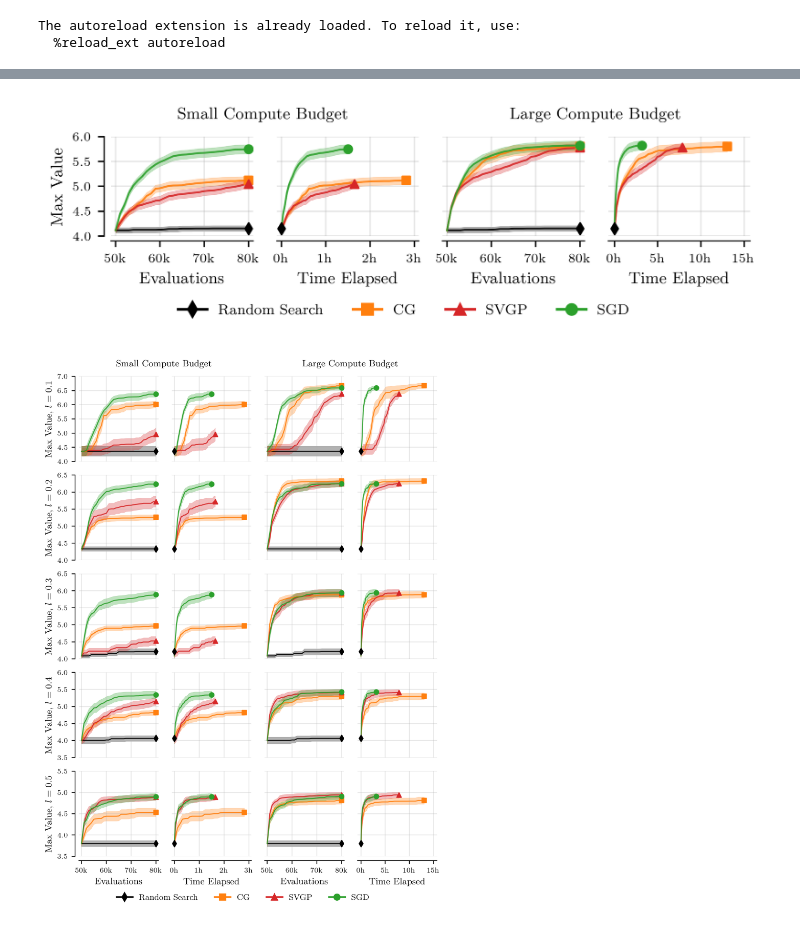
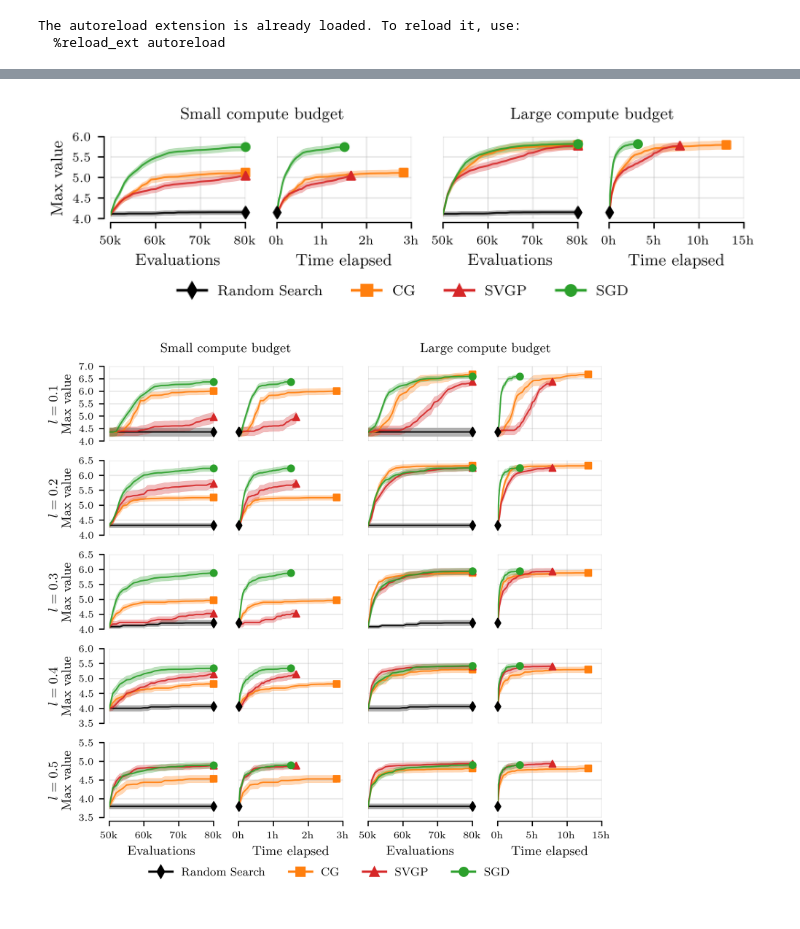
Before and after one commit to cambridge-mlg/sgd-gp, a Jupyter notebook: scalable_gps/notebooks/thompson_plots.ipynb, the cells around one changed output, grey strips where cells are left out. Cells and saved outputs as stored; diff of their text form; code cells hidden in the pictures.

Commit message:
plotting code

```diff
--- a/scalable_gps/notebooks/thompson_plots.ipynb
+++ b/scalable_gps/notebooks/thompson_plots.ipynb
@@ -184,9 +184,9 @@ alpha_fill = 0.3
 # aggregate over seeds AND length_scales
 steps = range(n_thompson_steps + 1)
 
-fig = plt.figure(dpi=400, figsize=[text_width, text_width/4])
+fig = plt.figure(dpi=400, figsize=[text_width, 0.14 * text_height])
 
-steps_xlim = [-1, 31]
+steps_xlim = [0, 30]
 steps_xticks = [0, 10, 20, 30]
 steps_xticklabels = ["50k", "60k", "70k", "80k"]
 steps_xlabel = "Evaluations"
@@ -197,7 +197,7 @@ ax1.set_xlim(*steps_xlim)
 ax1.set_xticks(steps_xticks)
 ax1.set_xticklabels(steps_xticklabels)
 ax1.set_xlabel(steps_xlabel)
-ax1.set_ylabel("Max Value")
+ax1.set_ylabel("Max value")
 
 # large, steps
 ax2 = fig.add_subplot(1, 4, 3)
@@ -208,21 +208,22 @@ ax2.set_xlabel(steps_xlabel)
 
 # small, time
 ax3 = fig.add_subplot(1, 4, 2)
-ax3.set_xlim([-0.1, 3.1])
+ax3.set_xlim([0, 3])
 ax3.set_xticks([0, 1, 2, 3])
 ax3.set_xticklabels(["0h", "1h", "2h", "3h"])
-ax3.set_xlabel("Time Elapsed")
+ax3.set_xlabel("Time elapsed")
 
 # large, time
 ax4 = fig.add_subplot(1, 4, 4)
-ax4.set_xlim([-0.7, 15.7])
+ax4.set_xlim([0, 15])
 ax4.set_xticks([0, 5, 10, 15])
 ax4.set_xticklabels(["0h", "5h", "10h", "15h"])
-ax4.set_xlabel("Time Elapsed")
+ax4.set_xlabel("Time elapsed")
 
 axes = [ax1, ax2, ax3, ax4]
 for ax in axes:
     ax.grid(alpha=0.3)
+    # ax.semilogy()
     ax.set_ylim(4.0, 6.0)
     ax.set_yticks([4.0, 4.5, 5.0, 5.5, 6.0])
 
@@ -235,45 +236,45 @@ for ax in axes:
         remove_yticks(ax)
 
 def _plot(sweep, ax_steps, ax_time, steps, time, mean, err):
     c = get_color(sweep)
     ls = get_linestyle(sweep)
     m = get_marker(sweep)
     errorfill(ax_steps, steps, mean, err, color=c, linestyle=ls, alpha_fill=alpha_fill, alpha_line=alpha_line)
     errorfill(ax_time, time, mean, err, color=c, linestyle=ls, alpha_fill=alpha_fill, alpha_line=alpha_line)
-    # ax_time.axvline(time[-1], color=get_color(sweep), linestyle=axv_linestyle, linewidth=axv_linewidth)
-    # ax_time.axhline(mean[-1], color=get_color(sweep), linestyle=axv_linestyle, linewidth=axv_linewidth)
-    ax_steps.scatter(steps[-1], mean[-1], marker=m, c=c, s=markersize, zorder=3, alpha=alpha_marker)
-    ax_time.scatter(time[-1], mean[-1], marker=m, c=c, s=markersize, zorder=3, alpha=alpha_marker)
+    ax_steps.scatter(steps[-1], mean[-1], marker=m, c=c, s=markersize, zorder=3, alpha=alpha_marker, clip_on=False)
+    ax_time.scatter(time[-1], mean[-1], marker=m, c=c, s=markersize, zorder=3, alpha=alpha_marker, clip_on=False)
 
 for sweep in sweeps:
     mean = np.mean(results[sweep]['max_fn_value'], axis=(0, 1))
     err = np.std(results[sweep]['max_fn_value'], axis=(0, 1)) / np.sqrt(n_seeds  * n_length_scales)
 
     time = np.mean(results[sweep]['thompson_time'], axis=(0, 1)) / 60 / 60
     # time_std = np.std(results[sweep]['thompson_time'], axis=(0, 1))
     # print(time_std)
 
     if 'small' in sweep or sweep == 'random-search':
         _plot(sweep, ax1, ax3, steps, time, mean, err)
     if 'large' in sweep or sweep == 'random-search':
         _plot(sweep, ax2, ax4, steps, time, mean, err)
 
 legend_handles = []
 for method in ['random-search', 'cg', 'vi', 'sgd']:
     legend_handles.append(Line2D([], [], color=get_color(method), marker=get_marker(method), label=get_label(method)))
 fig.legend(handles=legend_handles, ncols=4, loc='center', bbox_to_anchor=(0.5, -0.05), fontsize=8, frameon=False)
 
-fig.text(0.19, 1.0, "Small Compute Budget")
-fig.text(0.645, 1.0, "Large Compute Budget")
+fig.text(0.195, 1.0, "Small compute budget")
+fig.text(0.647, 1.0, "Large compute budget")
 
 fig.tight_layout(pad=0.8)
+fig.savefig("../../figures/thompson.png", bbox_inches='tight', pad_inches=0.01)
+fig.savefig("../../figures/thompson.pdf", bbox_inches='tight', pad_inches=0.01)
 # %% [output]
-[figure, old version]
+[figure, new version]
 # %%
 # aggregate over seeds but NOT length_scales
 steps = range(n_thompson_steps + 1)
 
-fig = plt.figure(dpi=400, figsize=[text_width, 0.8 * text_height])
+fig = plt.figure(dpi=400, figsize=[text_width, 0.55 * text_height])
 
 length_scales = [0.1, 0.2, 0.3, 0.4, 0.5]
 rows = len(length_scales)
@@ -286,7 +287,7 @@ for i, length_scale in enumerate(length_scales):
     ax1.set_xticks(steps_xticks)
     ax1.set_xticklabels(steps_xticklabels)
     ax1.set_xlabel(steps_xlabel)
-    ax1.set_ylabel(r"Max Value, $l = {}$".format(length_scale))
+    ax1.set_ylabel(r"$l = {}$".format(length_scale)+"\nMax value")
 
     # large, steps
     ax2 = fig.add_subplot(rows, 4, i * cols + 3)
@@ -297,17 +298,17 @@ for i, length_scale in enumerate(length_scales):
 
     # small, time
     ax3 = fig.add_subplot(rows, 4, i * cols + 2)
-    ax3.set_xlim([-0.1, 3.1])
+    ax3.set_xlim([0, 3])
     ax3.set_xticks([0, 1, 2, 3])
     ax3.set_xticklabels(["0h", "1h", "2h", "3h"])
-    ax3.set_xlabel("Time Elapsed")
+    ax3.set_xlabel("Time elapsed")
 
     # large, time
     ax4 = fig.add_subplot(rows, 4, i * cols + 4)
-    ax4.set_xlim([-0.7, 15.7])
+    ax4.set_xlim([0, 15])
     ax4.set_xticks([0, 5, 10, 15])
     ax4.set_xticklabels(["0h", "5h", "10h", "15h"])
-    ax4.set_xlabel("Time Elapsed")
+    ax4.set_xlabel("Time elapsed")
 
     axes = [ax1, ax2, ax3, ax4]
     for ax in axes:
@@ -360,9 +361,11 @@ for method in ['random-search', 'cg', 'vi', 'sgd']:
     legend_handles.append(Line2D([], [], color=get_color(method), marker=get_marker(method), label=get_label(method)))
 fig.legend(handles=legend_handles, ncols=4, loc='center', bbox_to_anchor=(0.5, -0.01), fontsize=8, frameon=False)
 
-fig.text(0.19, 1.0, "Small Compute Budget")
-fig.text(0.645, 1.0, "Large Compute Budget")
+fig.text(0.21, 1.0, "Small compute budget")
+fig.text(0.655, 1.0, "Large compute budget")
 
 fig.tight_layout(pad=0.8)
+fig.savefig("../../figures/thompson_length_scales.png", bbox_inches='tight', pad_inches=0.01)
+fig.savefig("../../figures/thompson_length_scales.pdf", bbox_inches='tight', pad_inches=0.01)
 # %% [output]
-[figure, old version]
+[figure, new version]
```
Also changed, not shown: parts of 1 cell of this notebook, 11 other files.
